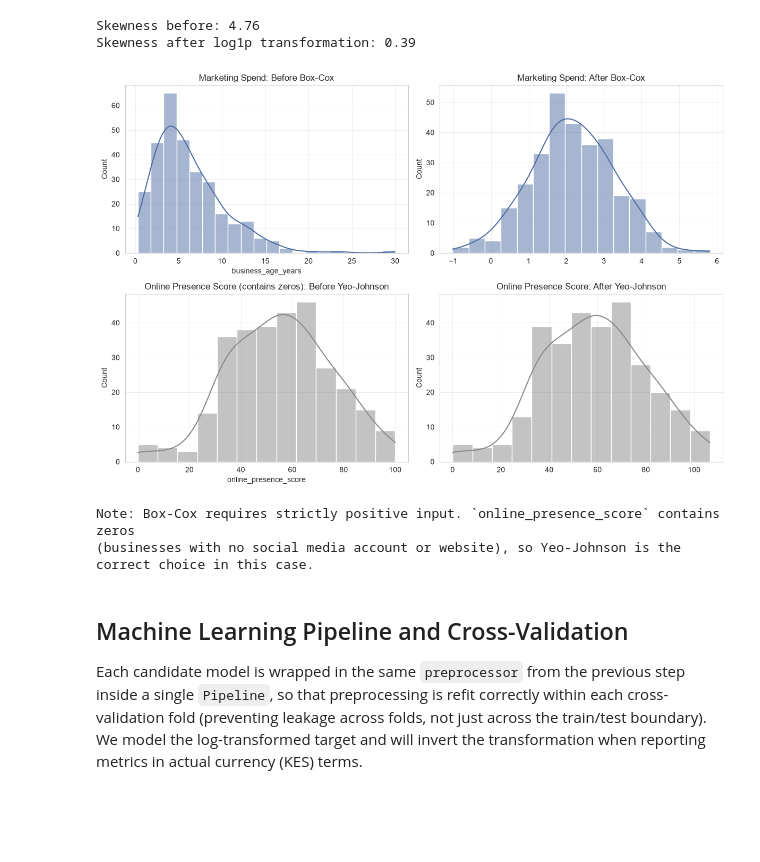
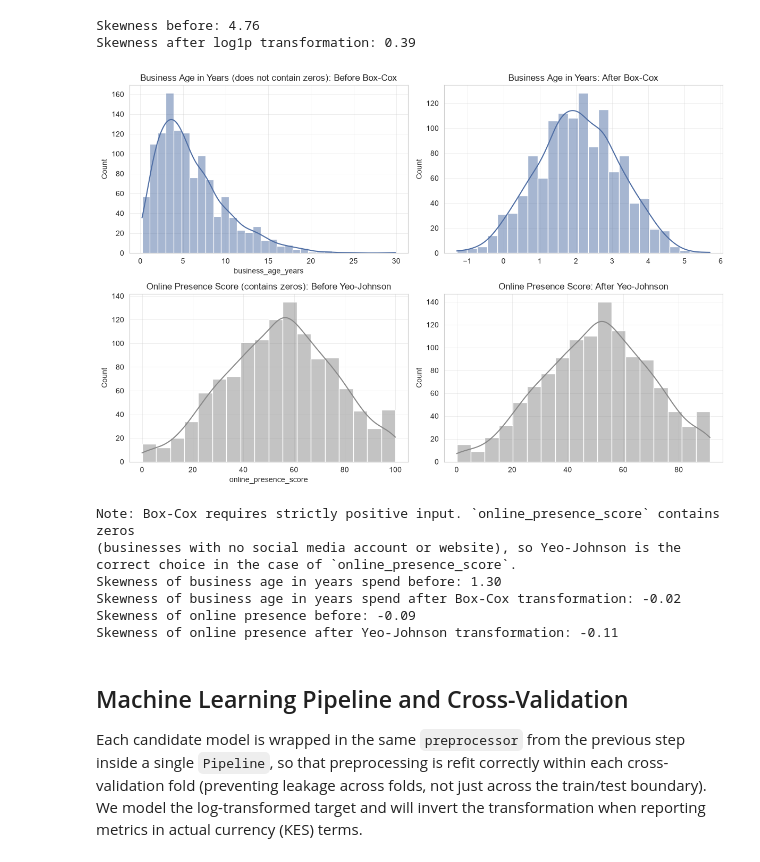
Before and after one commit to course-files/RegressionAndClassification, a Jupyter notebook: 1_regression.ipynb, the cells around one changed output. Cells and saved outputs as stored; diff of their text form; code cells hidden in the pictures; blank space fills up the shorter version.

```diff
--- a/1_regression.ipynb
+++ b/1_regression.ipynb
@@ -724,17 +724,15 @@ vif_data.sort_values("VIF", ascending=False).round(2)
 | 5 | loan_amount_kes | 1.52 |
 # %%
 # Chosen threshold
-vif_threshold = 20
+vif_threshold = 50
 
 high_vif_features = vif_data.loc[vif_data["VIF"] > vif_threshold, "feature"].tolist()
 print("High-VIF features:", high_vif_features)
 
 X_train_corr_vif = X_train_corr.drop(columns=high_vif_features, errors="ignore")
-X_test_corr_vif = X_test_corr.drop(columns=high_vif_features, errors="ignore")
 
 # shape[0] returns the number of rows in a DataFrame
 print(f"Train set shape: {X_train_corr_vif.shape[0]} rows, {X_train_corr_vif.shape[1]} columns")
-print(f"Test set shape: {X_test_corr_vif.shape[0]} rows, {X_test_corr_vif.shape[1]} columns")
 
 print(f"The remaining features are {len(X_train_corr_vif.columns)}: {list(X_train_corr_vif.columns)}")
 # %% [output]
@@ -776,7 +775,7 @@ iteration. We use a simple linear model as the estimator and rank all numeric
 features (categorical features are handled separately via the encoding pipeline).
 # %%
 from sklearn.linear_model import LinearRegression
-from sklearn.feature_selection import RFE
+from sklearn.feature_selection import RFECV
 from sklearn.impute import SimpleImputer
 
 numeric_train_imputed = SimpleImputer(strategy="median").fit_transform(
@@ -787,7 +786,12 @@ numeric_feature_names = X_train_corr_vif.select_dtypes(include=[np.number]).colu
 rfe_estimator = LinearRegression()
 # `n_features_to_select` is currently a manual choice.
 # Hyperparameter tuning can be used as a potential improvement.
-rfe_selector = RFE(rfe_estimator, n_features_to_select=5)
+rfe_selector = RFECV(
+    estimator=rfe_estimator,
+    cv=5,
+    scoring="neg_root_mean_squared_error"
+)
+
 rfe_selector.fit(numeric_train_imputed, y_train)
 
 rfe_ranking = pd.DataFrame({
@@ -1081,43 +1089,55 @@ print(f"Skewness after log1p transformation: {y_train_log.skew():.2f}")
 Skewness before: 4.76
 Skewness after log1p transformation: 0.39
 # %%
-# Demonstration: Box-Cox / Yeo-Johnson on a skewed predictor
+# Demonstration Purposes Only: Box-Cox / Yeo-Johnson on a skewed predictor
 # business_age_years is strictly positive and right-skewed -- a good
 # Box-Cox candidate
-demo_feature = X_test_corr_vif_rfe_lasso[["business_age_years"]].copy()
+demo_feature = X_train_corr_vif_rfe_lasso[["business_age_years"]].copy()
 
 boxcox_transformer = PowerTransformer(method="box-cox", standardize=False)
 demo_feature_boxcox = boxcox_transformer.fit_transform(demo_feature)
 
 # loan_amount_kes contains zeros, so Box-Cox is invalid (requires strictly positive values);
 # Yeo-Johnson handles zero and negative values and is used instead.
-demo_feature_zero = X_test_corr_vif_rfe_lasso[["online_presence_score"]].copy()
+demo_feature_zero = X_train_corr_vif_rfe_lasso[["online_presence_score"]].copy()
+
 yeojohnson_transformer = PowerTransformer(method="yeo-johnson", standardize=False)
 demo_feature_yj = yeojohnson_transformer.fit_transform(demo_feature_zero)
 
 fig, axes = plt.subplots(2, 2, figsize=(12, 8))
 
 sns.histplot(demo_feature["business_age_years"], kde=True, ax=axes[0, 0], color="#4F6EA4")
-axes[0, 0].set_title("Marketing Spend: Before Box-Cox")
+axes[0, 0].set_title("Business Age in Years (does not contain zeros): Before Box-Cox")
+
 sns.histplot(demo_feature_boxcox.flatten(), kde=True, ax=axes[0, 1], color="#4F6EA4")
+axes[0, 1].set_title("Business Age in Years: After Box-Cox")
 
-axes[0, 1].set_title("Marketing Spend: After Box-Cox")
 sns.histplot(demo_feature_zero["online_presence_score"], kde=True, ax=axes[1, 0], color="#898989")
+axes[1, 0].set_title("Online Presence Score (contains zeros): Before Yeo-Johnson")
 
-axes[1, 0].set_title("Online Presence Score (contains zeros): Before Yeo-Johnson")
 sns.histplot(demo_feature_yj.flatten(), kde=True, ax=axes[1, 1], color="#898989")
-
 axes[1, 1].set_title("Online Presence Score: After Yeo-Johnson")
 
 plt.tight_layout()
 plt.show()
 
 print("Note: Box-Cox requires strictly positive input. `online_presence_score` contains zeros")
-print("(businesses with no social media account or website), so Yeo-Johnson is the correct choice in this case.")
+print("(businesses with no social media account or website), so Yeo-Johnson is the correct choice in the case of `online_presence_score`.")
+
+print(f"Skewness of business age in years spend before: {sme_data["business_age_years"].skew():.2f}")
+# [:, 0] means "select all rows, but only column 0." It converts a single-column 2D array into a 1-dimensional array.
+print(f"Skewness of business age in years spend after Box-Cox transformation: {pd.Series(demo_feature_boxcox[:, 0]).skew():.2f}")
+
+print(f"Skewness of online presence before: {sme_data["online_presence_score"].skew():.2f}")
+print(f"Skewness of online presence after Yeo-Johnson transformation: {pd.Series(demo_feature_yj[:, 0]).skew():.2f}")
 # %% [output]
-[figure, old version]
+[figure, new version]
 Note: Box-Cox requires strictly positive input. `online_presence_score` contains zeros
-(businesses with no social media account or website), so Yeo-Johnson is the correct choice in this case.
+(businesses with no social media account or website), so Yeo-Johnson is the correct choice in the case of `online_presence_score`.
+Skewness of business age in years spend before: 1.30
+Skewness of business age in years spend after Box-Cox transformation: -0.02
+Skewness of online presence before: -0.09
+Skewness of online presence after Yeo-Johnson transformation: -0.11
 # %% [markdown]
 ## Machine Learning Pipeline and Cross-Validation
 
```
Also changed, not shown: parts of 29 cells of this notebook.
